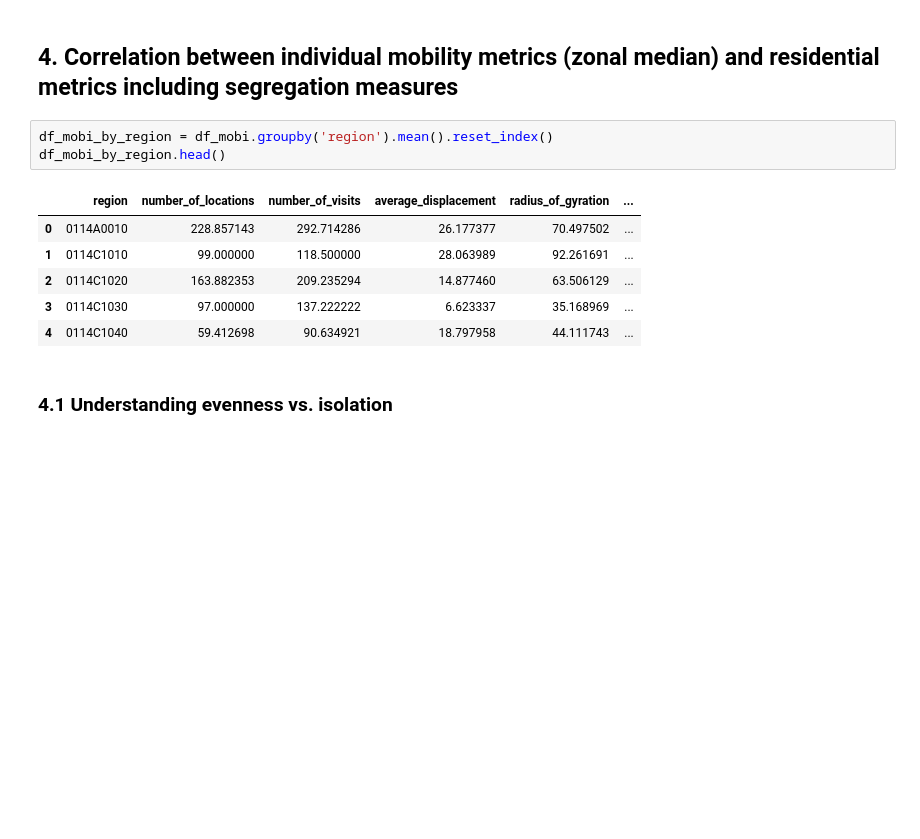
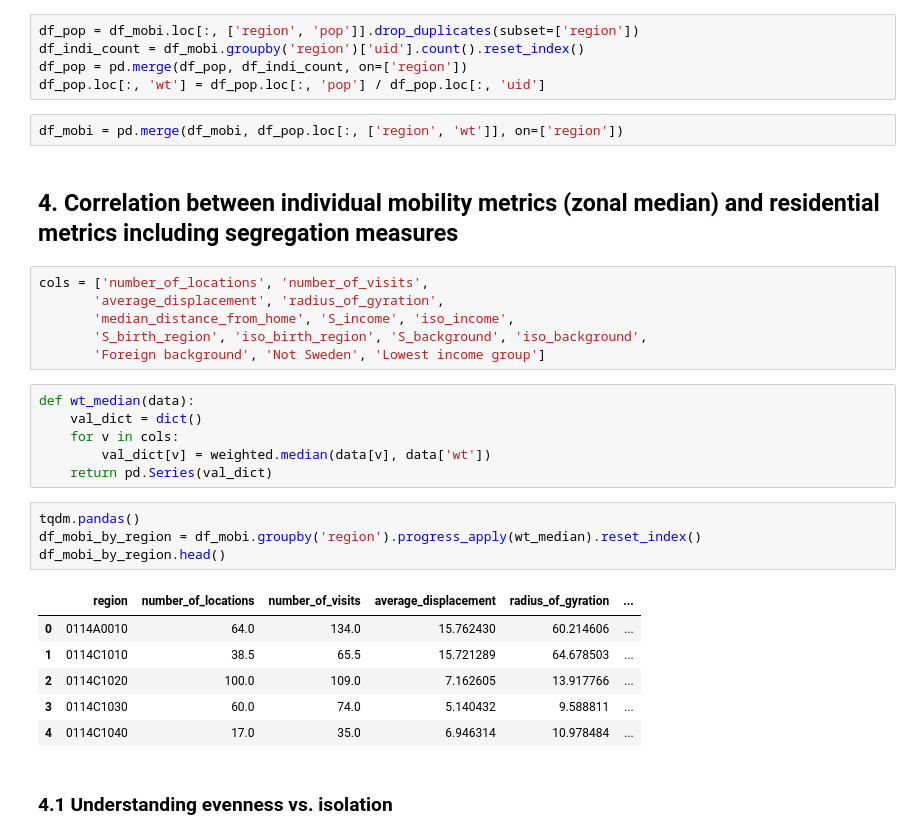
Before and after one commit to MobiSegInsights/mobi-social-segregation-se, a Jupyter notebook: src/5-individual-mobility-vs-segregation.ipynb, the cells around one changed output. Saved outputs shown, nothing was run; the diff lists cells and outputs as text; blank space fills up the shorter version.

```diff
--- a/src/5-individual-mobility-vs-segregation.ipynb
+++ b/src/5-individual-mobility-vs-segregation.ipynb
@@ -126,18 +128,38 @@ df_mobi.head()
 | 2 | 3ac56259-ae06-495d-a1b0-381890b4d380 | 917 | 1709 | 8.692565 | 159.103344 | ... |
 | 3 | 5449c4cb-92ca-47b4-adef-bd0183ef7145 | 682 | 836 | 6.944670 | 124.574894 | ... |
 | 4 | 600f8e10-27a8-4690-9ea2-086f4261fc30 | 185 | 185 | 11.343039 | 18.305368 | ... |
+# %%
+df_pop = df_mobi.loc[:, ['region', 'pop']].drop_duplicates(subset=['region'])
+df_indi_count = df_mobi.groupby('region')['uid'].count().reset_index()
+df_pop = pd.merge(df_pop, df_indi_count, on=['region'])
+df_pop.loc[:, 'wt'] = df_pop.loc[:, 'pop'] / df_pop.loc[:, 'uid']
+# %%
+df_mobi = pd.merge(df_mobi, df_pop.loc[:, ['region', 'wt']], on=['region'])
 # %% [markdown]
 ## 4. Correlation between individual mobility metrics (zonal median) and residential metrics including segregation measures
+# %%
+cols = ['number_of_locations', 'number_of_visits',
+       'average_displacement', 'radius_of_gyration',
+       'median_distance_from_home', 'S_income', 'iso_income',
+       'S_birth_region', 'iso_birth_region', 'S_background', 'iso_background',
+       'Foreign background', 'Not Sweden', 'Lowest income group']
+# %%
+def wt_median(data):
+    val_dict = dict()
+    for v in cols:
+        val_dict[v] = weighted.median(data[v], data['wt'])
+    return pd.Series(val_dict)
 # %%
-df_mobi_by_region = df_mobi.groupby('region').mean().reset_index()
+tqdm.pandas()
+df_mobi_by_region = df_mobi.groupby('region').progress_apply(wt_median).reset_index()
 df_mobi_by_region.head()
 # %% [output]
 |  | region | number_of_locations | number_of_visits | average_displacement | radius_of_gyration | ... |
-| 0 | 0114A0010 | 228.857143 | 292.714286 | 26.177377 | 70.497502 | ... |
-| 1 | 0114C1010 | 99.000000 | 118.500000 | 28.063989 | 92.261691 | ... |
-| 2 | 0114C1020 | 163.882353 | 209.235294 | 14.877460 | 63.506129 | ... |
-| 3 | 0114C1030 | 97.000000 | 137.222222 | 6.623337 | 35.168969 | ... |
-| 4 | 0114C1040 | 59.412698 | 90.634921 | 18.797958 | 44.111743 | ... |
+| 0 | 0114A0010 | 64.0 | 134.0 | 15.762430 | 60.214606 | ... |
+| 1 | 0114C1010 | 38.5 | 65.5 | 15.721289 | 64.678503 | ... |
+| 2 | 0114C1020 | 100.0 | 109.0 | 7.162605 | 13.917766 | ... |
+| 3 | 0114C1030 | 60.0 | 74.0 | 5.140432 | 9.588811 | ... |
+| 4 | 0114C1040 | 17.0 | 35.0 | 6.946314 | 10.978484 | ... |
 # %% [markdown]
 ### 4.1 Understanding evenness vs. isolation
 # %%
```
Also changed, not shown: parts of 3 cells of this notebook, 1 other file.
